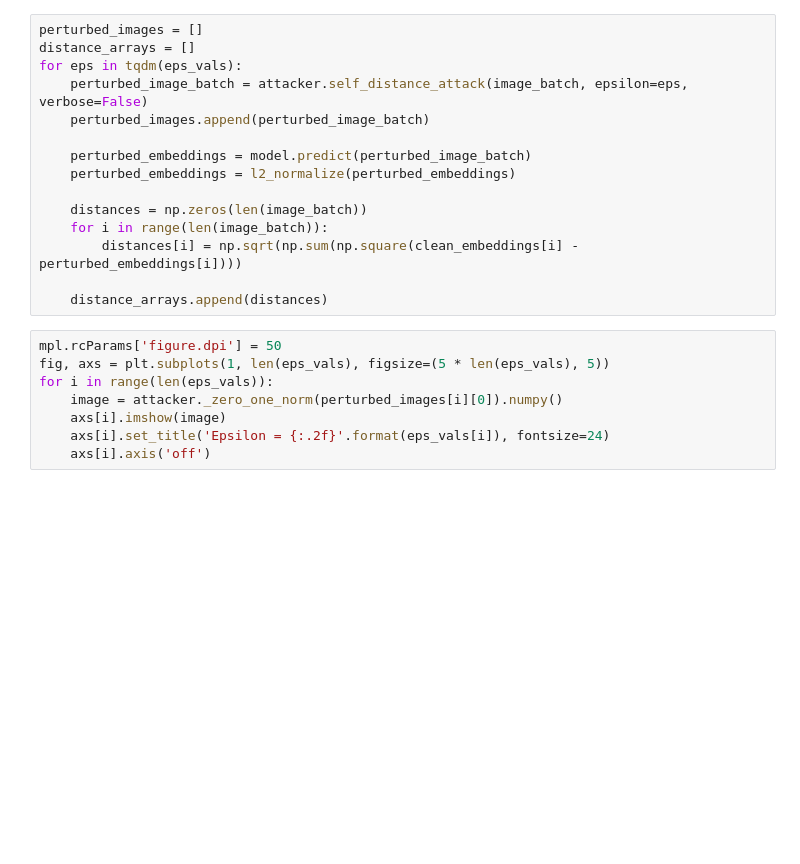
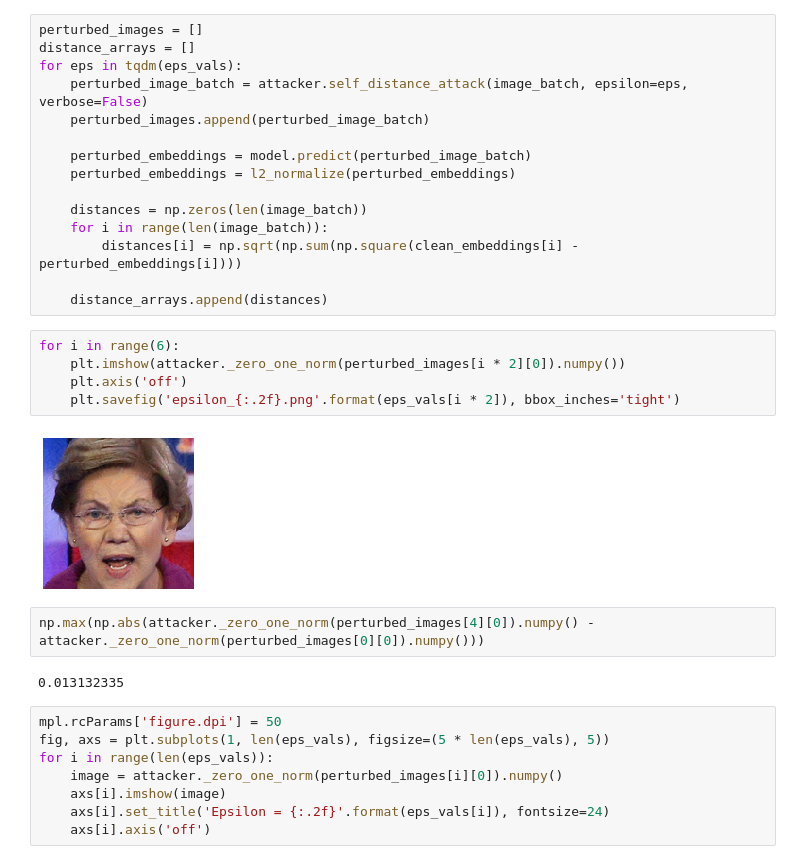
Before and after one commit to psturmfels/adversarial_faces, a Jupyter notebook: notebooks/demo_pgd.ipynb, the cells around one changed output. Saved outputs shown, nothing was run; the diff lists cells and outputs as text; blank space fills up the shorter version.

```diff
--- a/notebooks/demo_pgd.ipynb
+++ b/notebooks/demo_pgd.ipynb
@@ -77,6 +77,17 @@ for eps in tqdm(eps_vals):
         distances[i] = np.sqrt(np.sum(np.square(clean_embeddings[i] - perturbed_embeddings[i])))
 
     distance_arrays.append(distances)
+# %%
+for i in range(6):
+    plt.imshow(attacker._zero_one_norm(perturbed_images[i * 2][0]).numpy())
+    plt.axis('off')
+    plt.savefig('epsilon_{:.2f}.png'.format(eps_vals[i * 2]), bbox_inches='tight')
+# %% [output]
+[figure, added]
+# %%
+np.max(np.abs(attacker._zero_one_norm(perturbed_images[4][0]).numpy() - attacker._zero_one_norm(perturbed_images[0][0]).numpy()))
+# %% [output]
+0.013132335
 # %%
 mpl.rcParams['figure.dpi'] = 50
 fig, axs = plt.subplots(1, len(eps_vals), figsize=(5 * len(eps_vals), 5))
```
Also changed, not shown: parts of 1 cell of this notebook, 8 other files.
